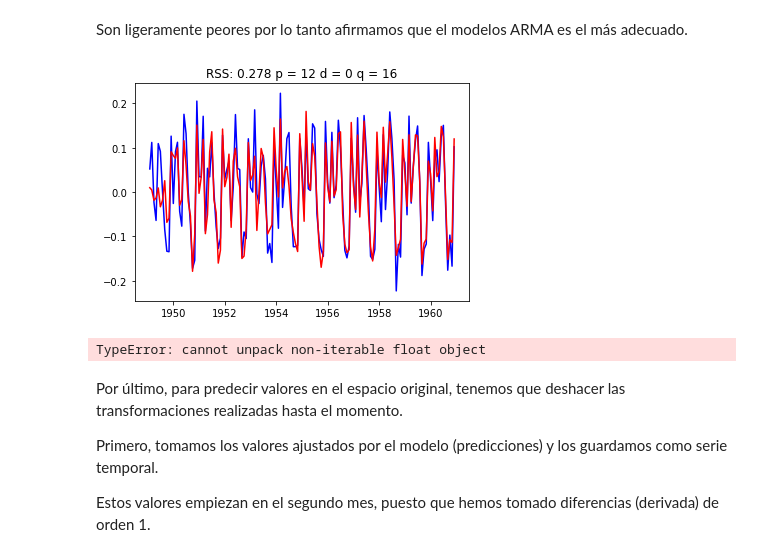
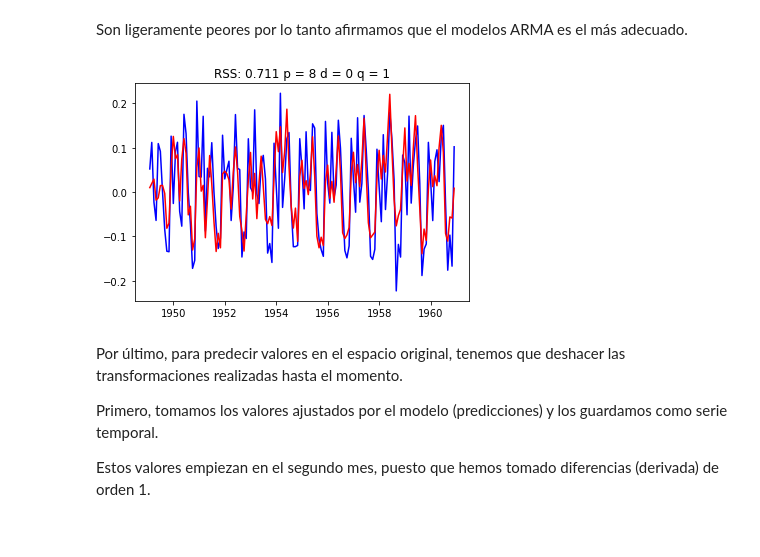
Before and after one commit to IkerVillegas/PIT, a Jupyter notebook: Practica_1/PR1_PIT.ipynb, the cells around one changed output. Cells and saved outputs as stored; diff of their text form; code cells hidden in the pictures.

```diff
--- a/Practica_1/PR1_PIT.ipynb
+++ b/Practica_1/PR1_PIT.ipynb
@@ -611,11 +610,11 @@ Los errores obtenidos en AR son:
 (12, 0)  |  0.285
 # %% [markdown]
 Son ligeramente peores por lo tanto afirmamos que el modelos ARMA es el más adecuado.
-# %%
-results_ARIMA, rss = ajusta_ARIMA(data_log_diff, 12,0,16)
-# %% [output]
-[figure, removed]
-TypeError: cannot unpack non-iterable float object
+# %%
+# Reducimos orden para evitar sobreajuste
+results_ARIMA, rss = ajusta_ARIMA(data_log_diff, 8,0,1)
+# %% [output]
+[figure, added]
 # %% [markdown]
 Por último, para predecir valores en el espacio original, tenemos que deshacer las transformaciones realizadas hasta el momento.
 
```
Also changed, not shown: parts of 8 cells of this notebook.
